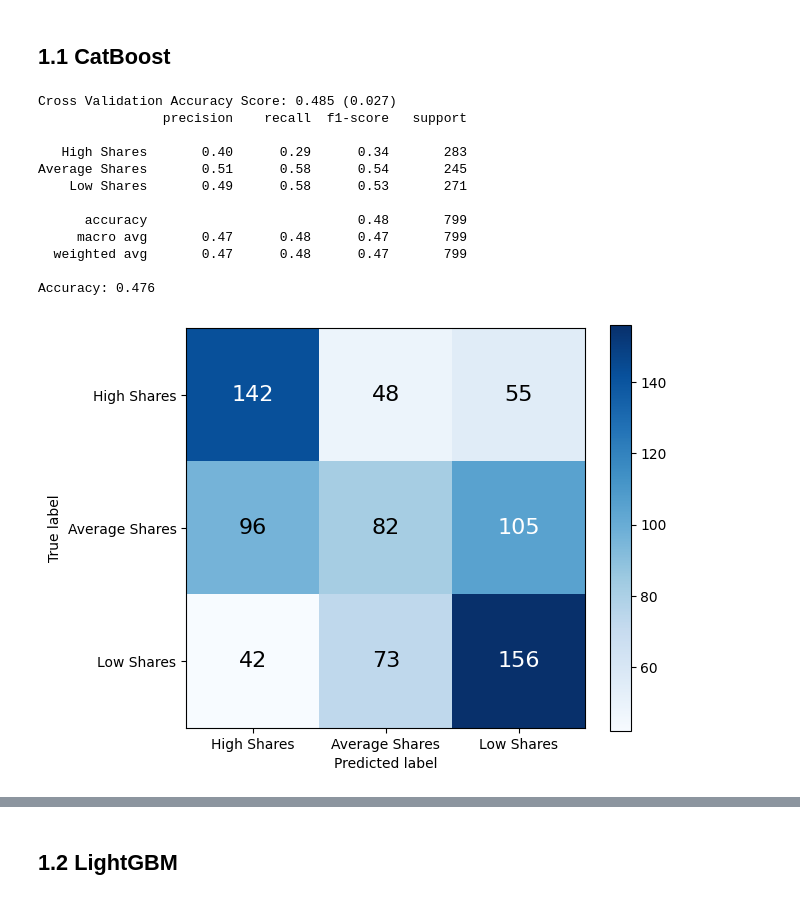
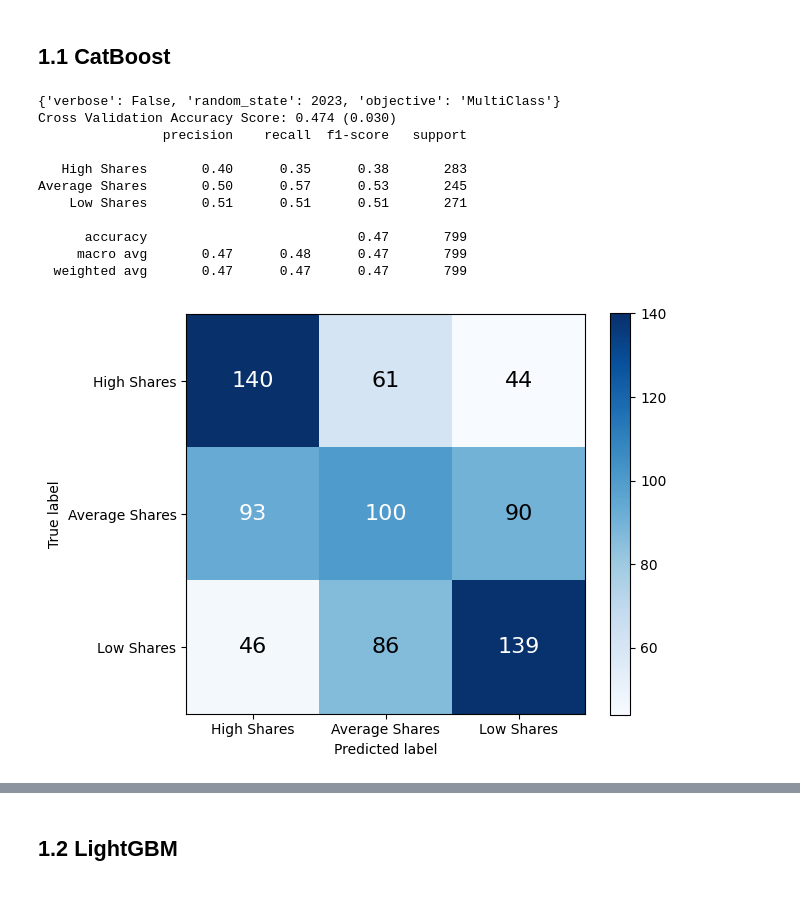
Before and after one commit to ChuanPoYan/IS4242-Project, a Jupyter notebook: The Smart Local Modelling.ipynb, the cells around one changed output, grey strips where cells are left out. Saved outputs shown, nothing was run; the diff lists cells and outputs as text; code cells hidden in the pictures.

```diff
--- a/The Smart Local Modelling.ipynb
+++ b/The Smart Local Modelling.ipynb
@@ -34,7 +36,7 @@ def get_mean_cvs(model, X, y):
                              scoring='accuracy',
                              cv=cv,
                              n_jobs=-1,
-                             error_score='raise', )
+                             error_score='raise')
 
     print(f'Cross Validation Accuracy Score: {scores.mean():.3f} ({scores.std():.3f})')
 
@@ -127,28 +129,27 @@ X_test_scaled = pd.DataFrame(scaler.transform(X_test), columns=X_test.columns)
 ## 1.1 CatBoost
 # %%
 cb_base_model = cb.CatBoostClassifier(
-    iterations=100,
-    learning_rate=0.1,
-    loss_function='MultiClass',
-    random_state=rand_state
+    objective='MultiClass',
+    random_state=rand_state,
+    verbose=False
 )
+print(cb_base_model.get_params())
 
 get_mean_cvs(cb_base_model, X_train, y_train)
 
 cb_base_model.fit(X_train, y_train, verbose=False)
 y_pred_cb_base = cb_base_model.predict(X_test)
 evaluate_model(y_test, y_pred_cb_base)
 # %% [output]
-Cross Validation Accuracy Score: 0.485 (0.027)
+{'verbose': False, 'random_state': 2023, 'objective': 'MultiClass'}
+Cross Validation Accuracy Score: 0.474 (0.030)
                 precision    recall  f1-score   support
 
-   High Shares       0.40      0.29      0.34       283
-Average Shares       0.51      0.58      0.54       245
-    Low Shares       0.49      0.58      0.53       271
+   High Shares       0.40      0.35      0.38       283
+Average Shares       0.50      0.57      0.53       245
+    Low Shares       0.51      0.51      0.51       271
 
-      accuracy                           0.48       799
+      accuracy                           0.47       799
      macro avg       0.47      0.48      0.47       799
-  weighted avg       0.47      0.48      0.47       799
-
-Accuracy: 0.476
+  weighted avg       0.47      0.47      0.47       799
-[figure, old version]
+[figure, new version]
```
Also changed, not shown: parts of 12 cells of this notebook.
